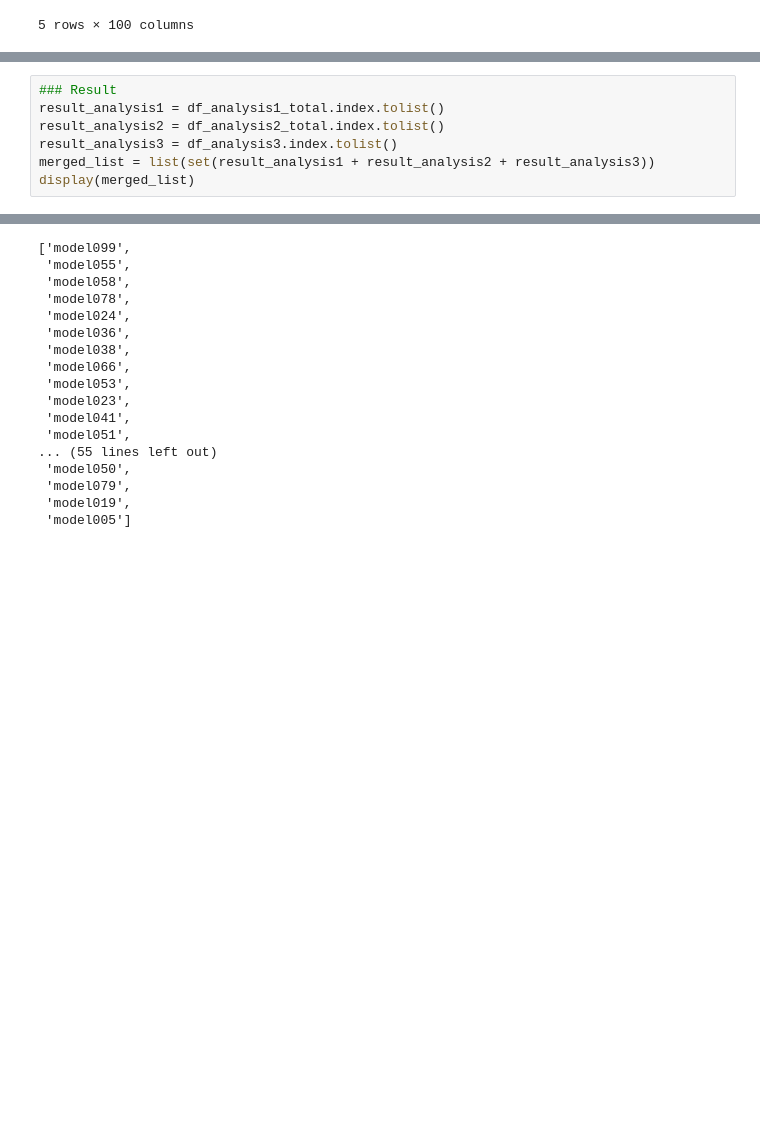
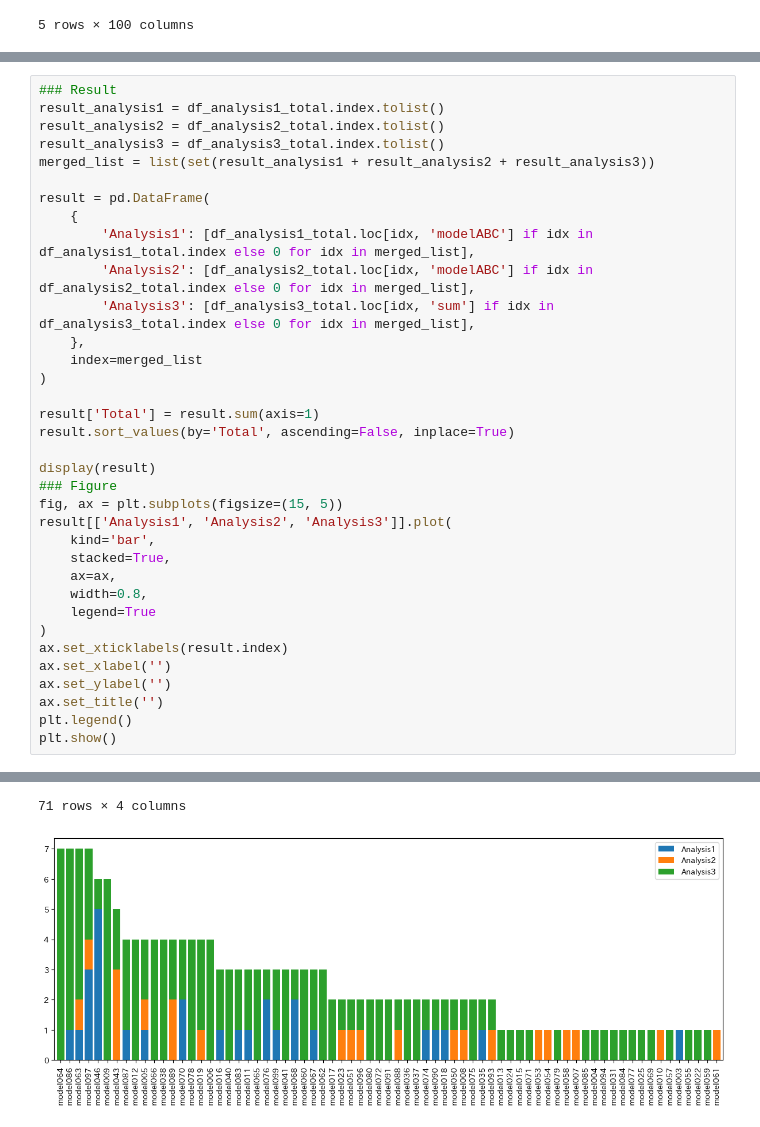
Before and after one commit to TakumiInoue0628/py-ds, a Jupyter notebook: notebook/demo.ipynb, the cells around one changed output, grey strips where cells are left out. Saved outputs shown, nothing was run; the diff lists cells and outputs as text; blank space fills up the shorter version.

```diff
--- a/notebook/demo.ipynb
+++ b/notebook/demo.ipynb
@@ -206,7 +210,35 @@ display(df_analysis3)
 ### Result
 result_analysis1 = df_analysis1_total.index.tolist()
 result_analysis2 = df_analysis2_total.index.tolist()
-result_analysis3 = df_analysis3.index.tolist()
+result_analysis3 = df_analysis3_total.index.tolist()
 merged_list = list(set(result_analysis1 + result_analysis2 + result_analysis3))
-display(merged_list)
+
+result = pd.DataFrame(
+    {
+        'Analysis1': [df_analysis1_total.loc[idx, 'modelABC'] if idx in df_analysis1_total.index else 0 for idx in merged_list],
+        'Analysis2': [df_analysis2_total.loc[idx, 'modelABC'] if idx in df_analysis2_total.index else 0 for idx in merged_list],
+        'Analysis3': [df_analysis3_total.loc[idx, 'sum'] if idx in df_analysis3_total.index else 0 for idx in merged_list],
+    },
+    index=merged_list
+)
+
+result['Total'] = result.sum(axis=1)
+result.sort_values(by='Total', ascending=False, inplace=True)
+
+display(result)
+### Figure
+fig, ax = plt.subplots(figsize=(15, 5))
+result[['Analysis1', 'Analysis2', 'Analysis3']].plot(
+    kind='bar',
+    stacked=True,
+    ax=ax,
+    width=0.8,
+    legend=True
+)
+ax.set_xticklabels(result.index)
+ax.set_xlabel('')
+ax.set_ylabel('')
+ax.set_title('')
+plt.legend()
+plt.show()
 # %% [output]
@@ -213,17 +257,2 @@ display(merged_list)
-['model099',
- 'model055',
- 'model058',
- 'model078',
- 'model024',
- 'model036',
- 'model038',
- 'model066',
- 'model053',
- 'model023',
- 'model041',
- 'model051',
-... (55 lines left out)
- 'model050',
- 'model079',
- 'model019',
- 'model005']
+71 rows × 4 columns
+[figure, added]
```
Also changed, not shown: parts of 4 cells of this notebook.
